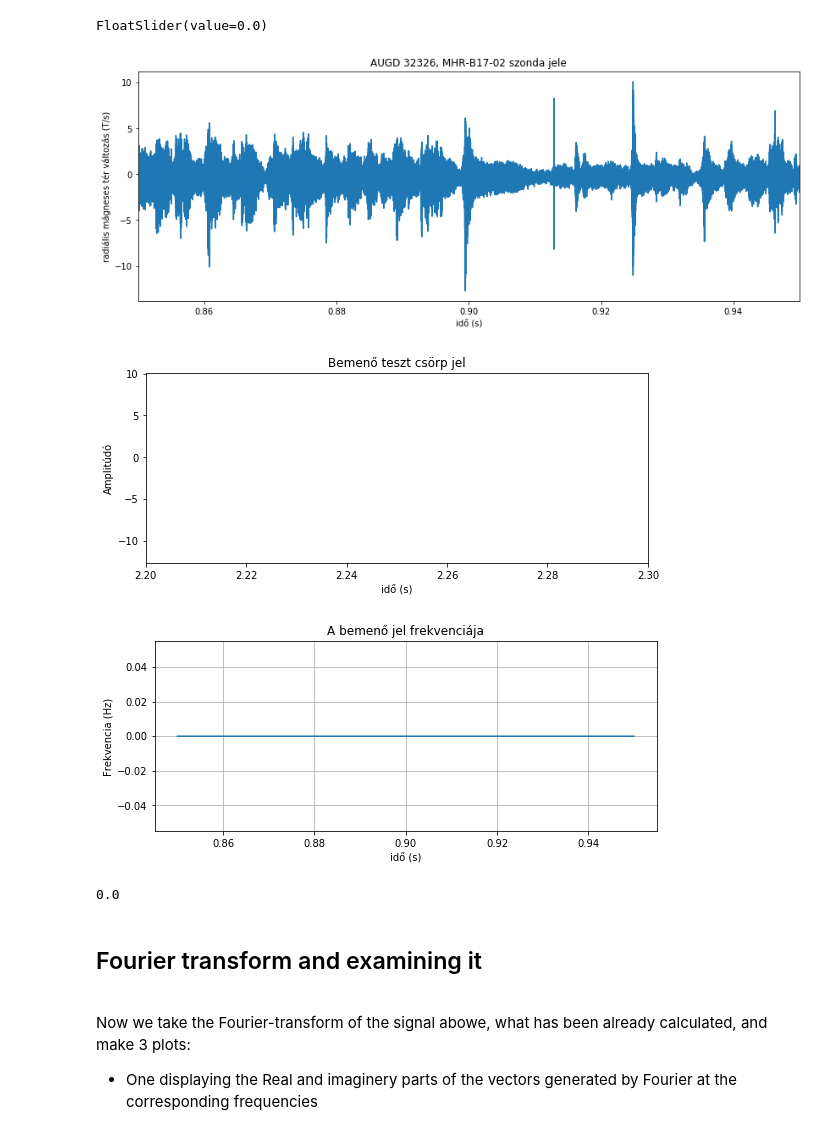
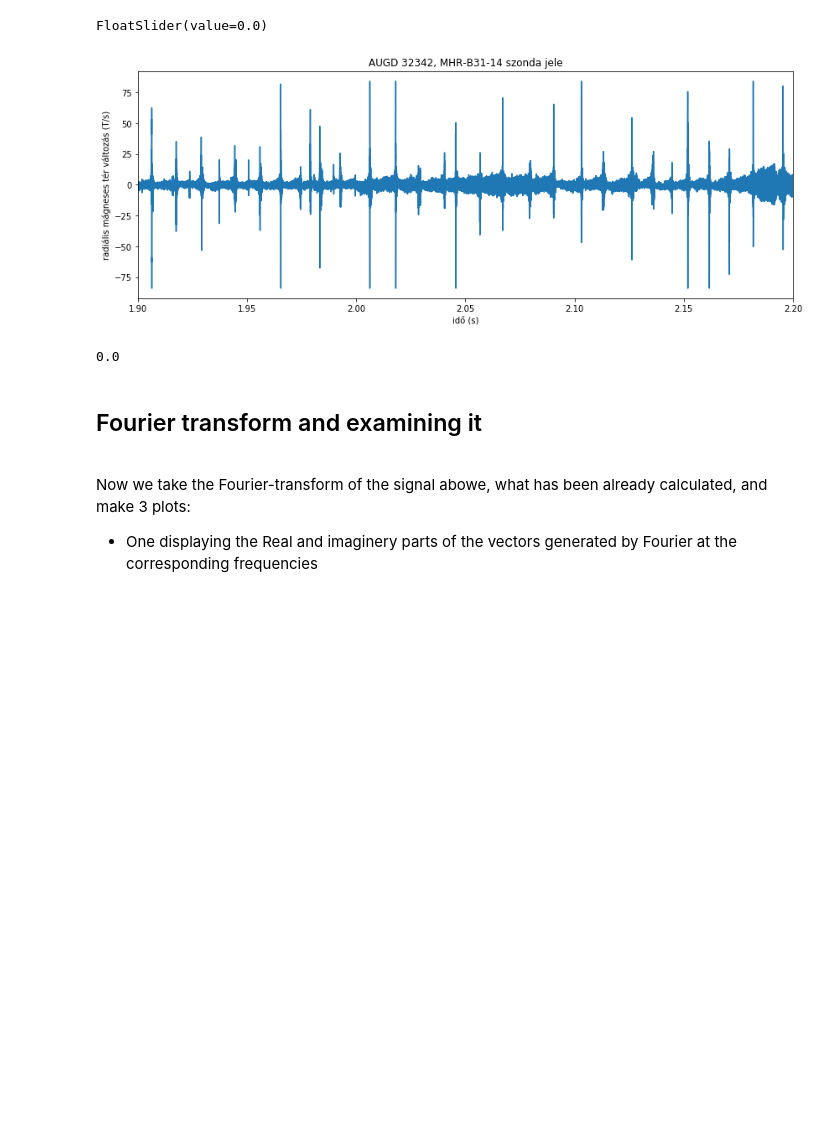
Before and after one commit to martonvavrik/fusion_research, a Jupyter notebook: waves.ipynb, the cells around one changed output. Cells and saved outputs as stored; diff of their text form; code cells hidden in the pictures; blank space fills up the shorter version.

```diff
--- a/waves.ipynb
+++ b/waves.ipynb
@@ -71,7 +70,7 @@ Loaded: C:\Users\Marci\Documents\transientwaves\imputdata\in\AUGD_32326_085-095_
 
 shot_i=0
 #print(sav1)
-s=np.array(sav1['data'][shot_i])#
+s=np.array(sav1['data'])#[shot_i]
 x=np.array(sav1['timeax'])
 #print("\n", sav1['channels'])
 print("\n", s)
@@ -93,6 +92,8 @@ print("\n",shot)
 # %%
 #%%script false
-f=0
+min_t=1.9
+max_t=2.2
+
 s = s.astype(float)
 x = x.astype(float)
 samples=s.size
@@ -102,6 +103,16 @@ nyquist=samples/2/t
 frangemax=nyquist#250000#
 xf=np.linspace(0.0, frangemax, frangemax*t+1)
 s_rate=x.size/t
+
+t=max_t-min_t
+min_x=int(s_rate*min_t)
+max_x=int(s_rate*max_t)
+samples=max_x-min_x
+
+x=x[min_x:max_x]
+s=s[min_x:max_x]
+
+print(max_t)
 print(nyquist)
 print(x.size)
 # %% [output]
@@ -123,41 +135,39 @@ FloatSlider(value=0.0)
 # %%
 #%%script false
 plt.figure(figsize=(14,5))
 plt.title(shot+' szonda jele')
 plt.plot(x,s)
 #yaxismax=1/2**(view.value/12)
-plt.xlim(min(x),max(x)-(max(x)-min(x))*view.value/100.6)
+plt.xlim(min_t,max_t-(max_t-min_t)*view.value/100.6)
 plt.ylabel('radiális mágneses tér változás (T/s)')
 plt.xlabel('idő (s)')
-plt.savefig(shot+' in.pdf')
+#plt.savefig(shot+' in.pdf')
 plt.show()
 
-plt.figure(figsize=(9,3.5))
-plt.title('Bemenő teszt csörp jel')
-plt.plot(x,s)
+#plt.figure(figsize=(9,3.5))
+#plt.title('Bemenő teszt csörp jel')
+#plt.plot(x,s)
 #yaxismax=1/2**(view.value/12)
-plt.axis([2.20,2.3,min(s),max(s)])
-plt.ylabel('Amplitúdó')
-plt.xlabel('idő (s)')
+#plt.axis([2.20,2.3,min(s),max(s)])
+#plt.ylabel('Amplitúdó')
+#plt.xlabel('idő (s)')
 #plt.savefig(shot+' s_in_z.pdf')
 #plt.show()
 
-plt.figure(figsize=(9,3.5))
-plt.title("A bemenő jel frekvenciája")
-plt.plot(x,full_f)
+#plt.figure(figsize=(9,3.5))
+#plt.title("A bemenő jel frekvenciája")
+#plt.plot(x,full_f)
 #yaxismax=1/2**(view.value/12)
 #plt.xlim(-0.01,t/(1.05**view.value))
-plt.ylabel('Frekvencia (Hz)')
-plt.xlabel('idő (s)')
-plt.grid(True)
+#plt.ylabel('Frekvencia (Hz)')
+#plt.xlabel('idő (s)')
+#plt.grid(True)
 #plt.savefig('freq_in.pdf')
-plt.show()
+#plt.show()
 
 print(full_f[-1])
 # %% [output]
-[figure, old version]
+[figure, new version]
-[figure, removed]
-[figure, removed]
 0.0
 # %% [markdown]
 ## Fourier transform and examining it
```
Also changed, not shown: parts of 26 cells of this notebook.
